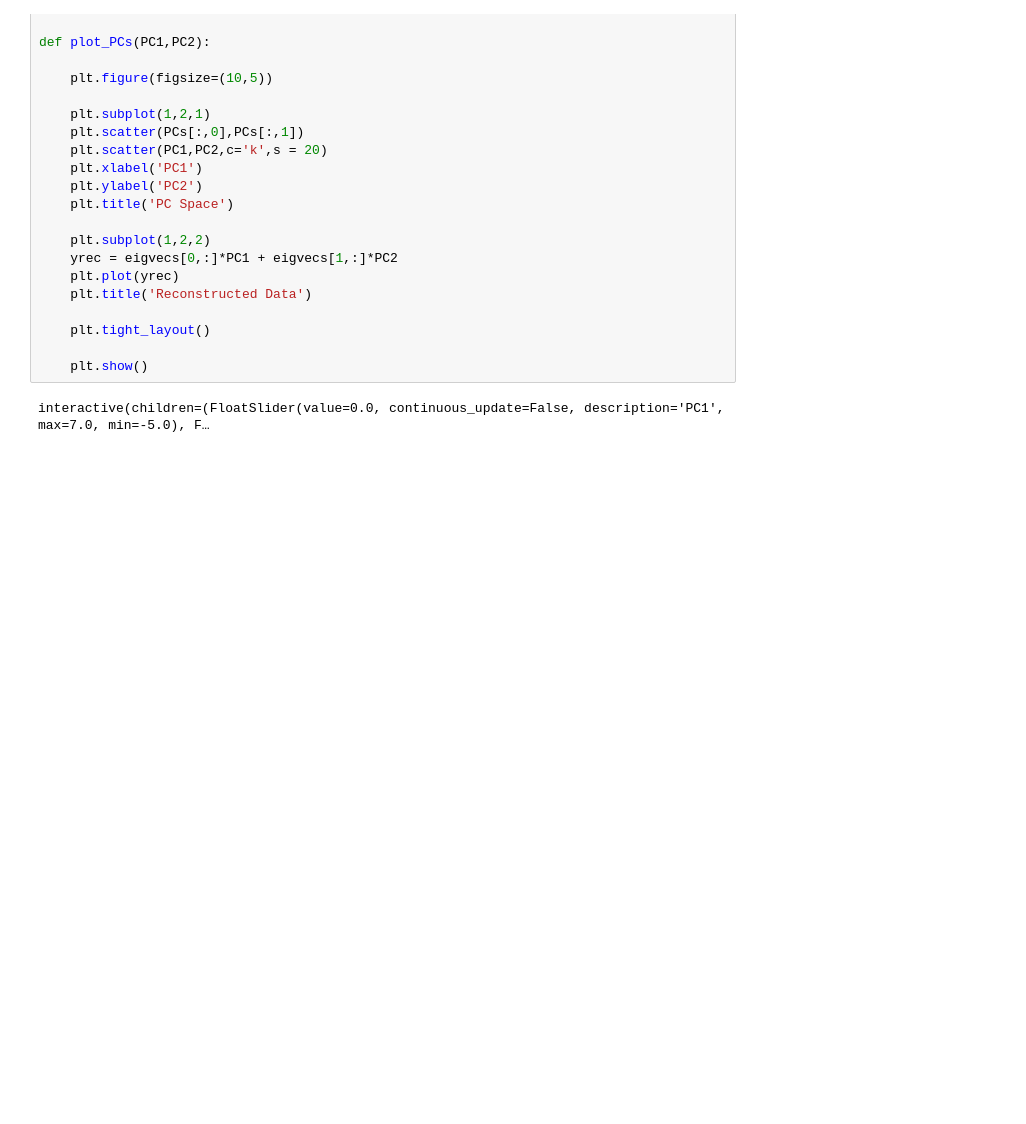
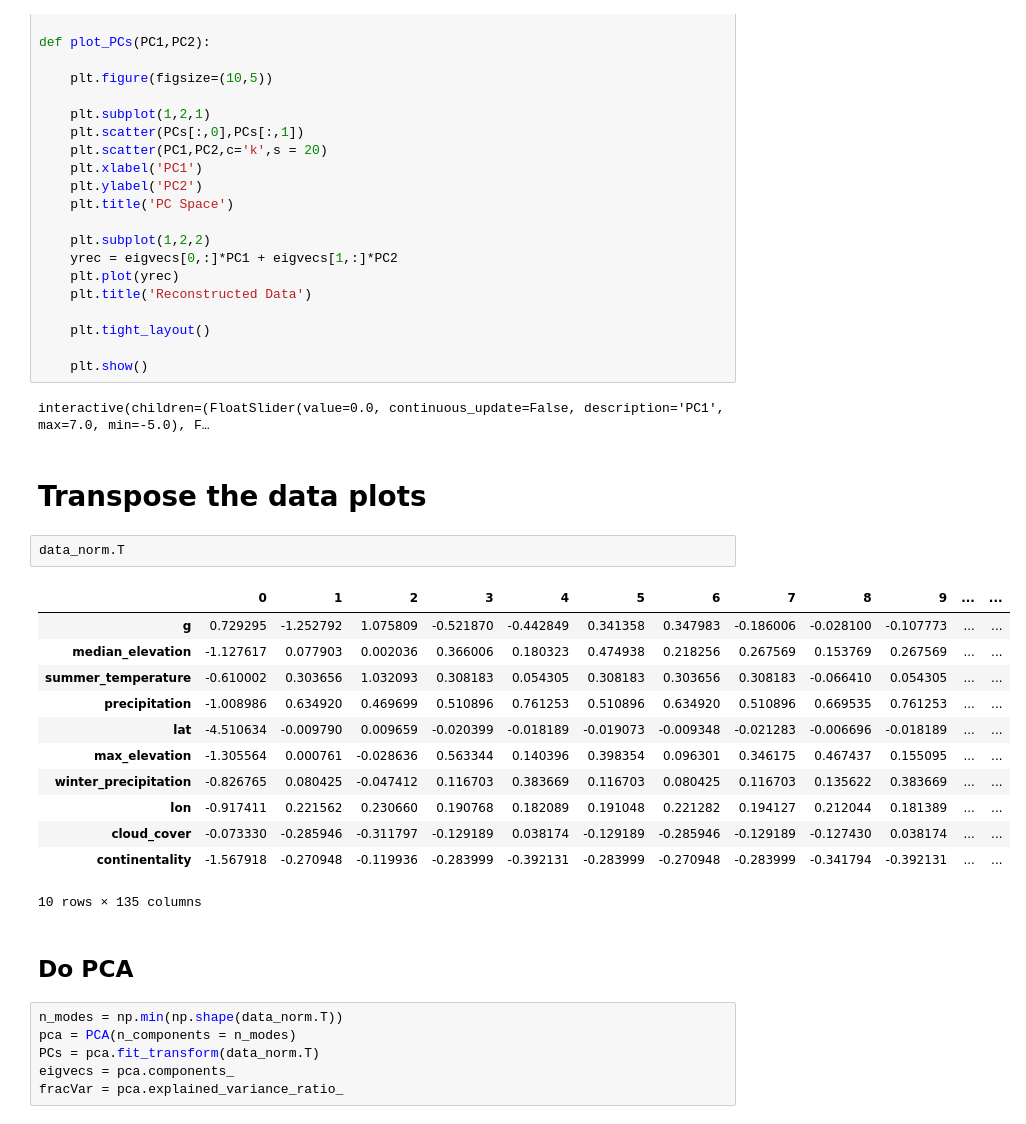
Before and after one commit to Pearl-Ayem/Geoscientific-Data-Science-and-Empirical-Modeling, a Jupyter notebook: Jan_30/Python/Glacier Mass Balance.ipynb, the cells around one changed output. Cells and saved outputs as stored; diff of their text form; blank space fills up the shorter version.

```diff
--- a/Jan_30/Python/Glacier Mass Balance.ipynb
+++ b/Jan_30/Python/Glacier Mass Balance.ipynb
@@ -306,3 +306,28 @@ def plot_PCs(PC1,PC2):
     plt.show()
 # %% [output]
 interactive(children=(FloatSlider(value=0.0, continuous_update=False, description='PC1', max=7.0, min=-5.0), F…
+# %% [markdown]
+# Transpose the data plots
+# %%
+data_norm.T
+# %% [output]
+|  | 0 | 1 | 2 | 3 | 4 | 5 | 6 | 7 | 8 | 9 | ... | ... |
+| g | 0.729295 | -1.252792 | 1.075809 | -0.521870 | -0.442849 | 0.341358 | 0.347983 | -0.186006 | -0.028100 | -0.107773 | ... | ... |
+| median_elevation | -1.127617 | 0.077903 | 0.002036 | 0.366006 | 0.180323 | 0.474938 | 0.218256 | 0.267569 | 0.153769 | 0.267569 | ... | ... |
+| summer_temperature | -0.610002 | 0.303656 | 1.032093 | 0.308183 | 0.054305 | 0.308183 | 0.303656 | 0.308183 | -0.066410 | 0.054305 | ... | ... |
+| precipitation | -1.008986 | 0.634920 | 0.469699 | 0.510896 | 0.761253 | 0.510896 | 0.634920 | 0.510896 | 0.669535 | 0.761253 | ... | ... |
+| lat | -4.510634 | -0.009790 | 0.009659 | -0.020399 | -0.018189 | -0.019073 | -0.009348 | -0.021283 | -0.006696 | -0.018189 | ... | ... |
+| max_elevation | -1.305564 | 0.000761 | -0.028636 | 0.563344 | 0.140396 | 0.398354 | 0.096301 | 0.346175 | 0.467437 | 0.155095 | ... | ... |
+| winter_precipitation | -0.826765 | 0.080425 | -0.047412 | 0.116703 | 0.383669 | 0.116703 | 0.080425 | 0.116703 | 0.135622 | 0.383669 | ... | ... |
+| lon | -0.917411 | 0.221562 | 0.230660 | 0.190768 | 0.182089 | 0.191048 | 0.221282 | 0.194127 | 0.212044 | 0.181389 | ... | ... |
+| cloud_cover | -0.073330 | -0.285946 | -0.311797 | -0.129189 | 0.038174 | -0.129189 | -0.285946 | -0.129189 | -0.127430 | 0.038174 | ... | ... |
+| continentality | -1.567918 | -0.270948 | -0.119936 | -0.283999 | -0.392131 | -0.283999 | -0.270948 | -0.283999 | -0.341794 | -0.392131 | ... | ... |
+10 rows × 135 columns
+# %% [markdown]
+## Do PCA
+# %%
+n_modes = np.min(np.shape(data_norm.T))
+pca = PCA(n_components = n_modes)
+PCs = pca.fit_transform(data_norm.T)
+eigvecs = pca.components_
+fracVar = pca.explained_variance_ratio_
```
Also changed, not shown: parts of 7 cells of this notebook.
